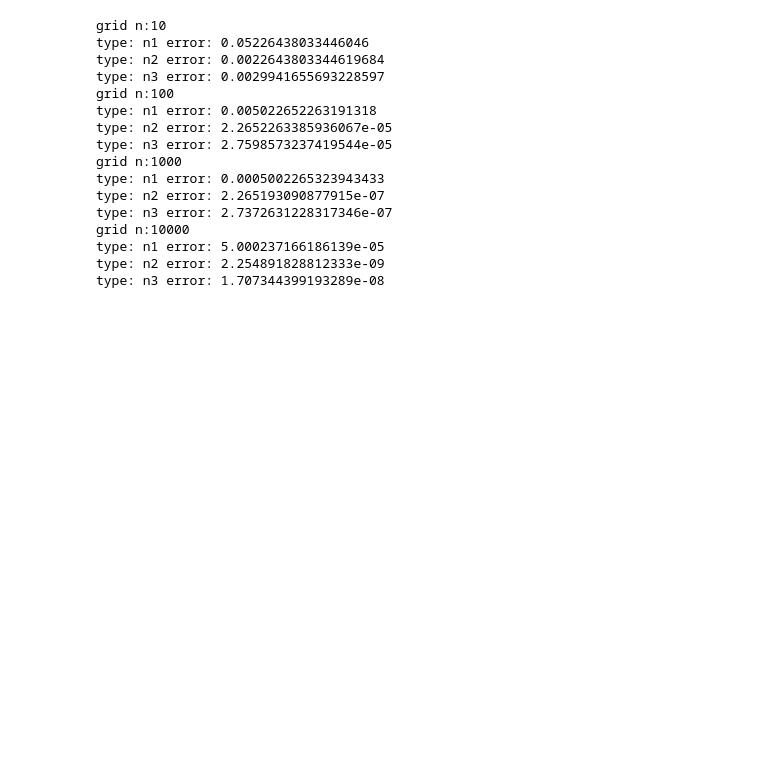
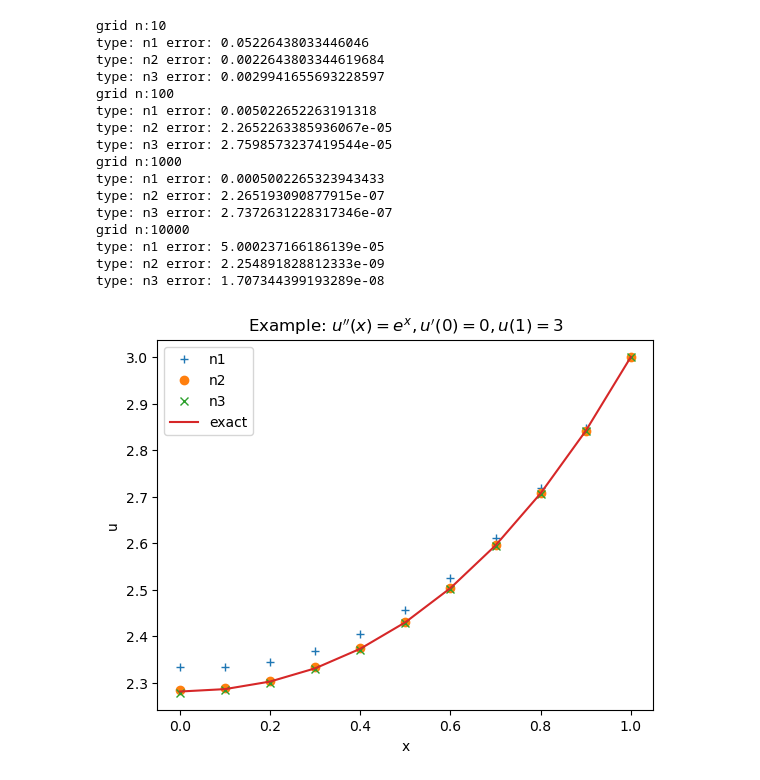
Before and after one commit to bluelama130/Numerical-Analysis, a Jupyter notebook: finite_difference/upp.ipynb, the cells around one changed output. Cells and saved outputs as stored; diff of their text form; code cells hidden in the pictures; blank space fills up the shorter version.

```diff
--- a/finite_difference/upp.ipynb
+++ b/finite_difference/upp.ipynb
@@ -11,5 +13,5 @@ OUTDIR = Path('.')
 # %%
-f = lambda x: np.exp(x)
+f = lambda x: np.exp(xdd)
 solve_d = upp_sovler_d()
 
 solve_d.set_interval(0,1,1000)
@@ -85,3 +85,23 @@ grid n:10000
 type: n1 error: 5.000237166186139e-05
 type: n2 error: 2.254891828812333e-09
 type: n3 error: 1.707344399193289e-08
+# %%
+n = 10
+fig, ax = plt.subplots()
+marker = {'n1': '+', 'n2': 'o', 'n3': 'x'}
+
+ax.plot()
+for type, solver in solve_n.items():
+    solver.set_n(n)
+    x, y = solver.solve()
+    ax.plot(x,y, marker=marker[type], linestyle='None', label=type)
+ax.plot(x, u_exact(x), label='exact')
+
+ax.set_xlabel('x')
+ax.set_ylabel('u')
+ax.set_title("Example: $u''(x) = e^x, u'(0) =0, u(1) = 3$")
+
+ax.legend()
+plt.show()
+# %% [output]
+[figure, added]
```
Also changed, not shown: parts of 4 cells of this notebook, 4 other files.
